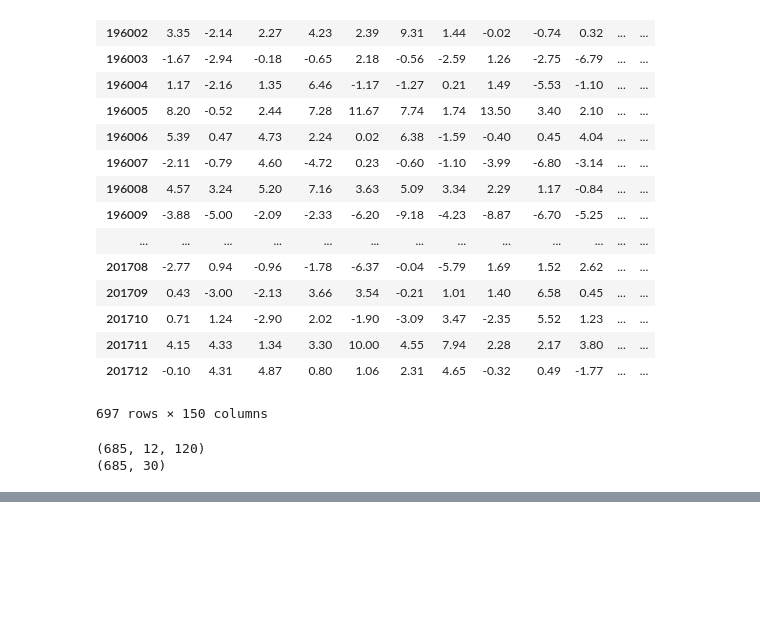
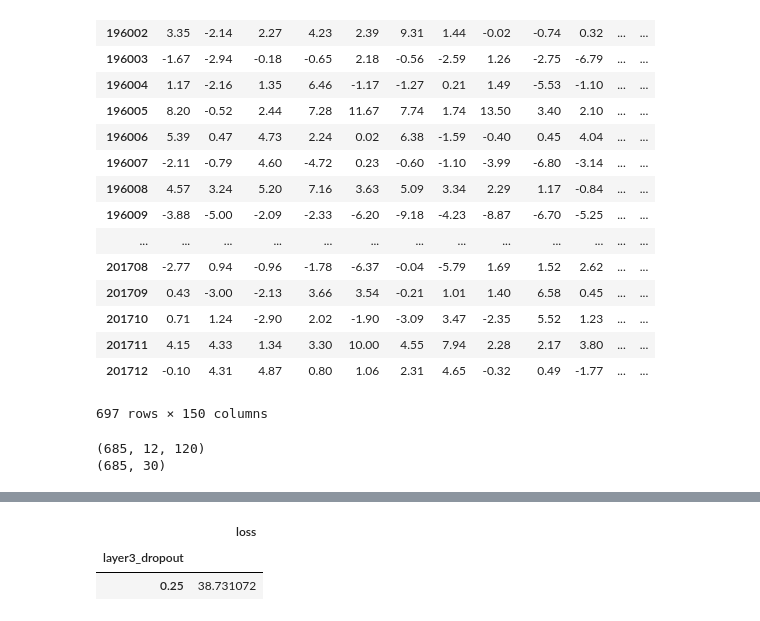
Before and after one commit to druce/Machine-learning-for-financial-market-prediction, a Jupyter notebook: Recurrent Neural Network (GRU).ipynb, the cells around one changed output, grey strips where cells are left out. Saved outputs shown, nothing was run; the diff lists cells and outputs as text; code cells hidden in the pictures; blank space fills up the shorter version.

```diff
--- a/Recurrent Neural Network (GRU).ipynb
+++ b/Recurrent Neural Network (GRU).ipynb
@@ -428,2 +506,8 @@ pd.DataFrame(lossframe.groupby(['layer1_dropout'])['loss'].mean())
+# %%
+pd.DataFrame(lossframe.groupby(['layer3_dropout'])['loss'].mean())
+# %% [output]
+|  | loss |
+| layer3_dropout |  |
+| 0.25 | 38.731072 |
 # %%
 lossframe.pivot_table(index=['layer1_size'], columns=['layer2_size'], values=['loss'])
```
Also changed, not shown: parts of 16 cells of this notebook.
